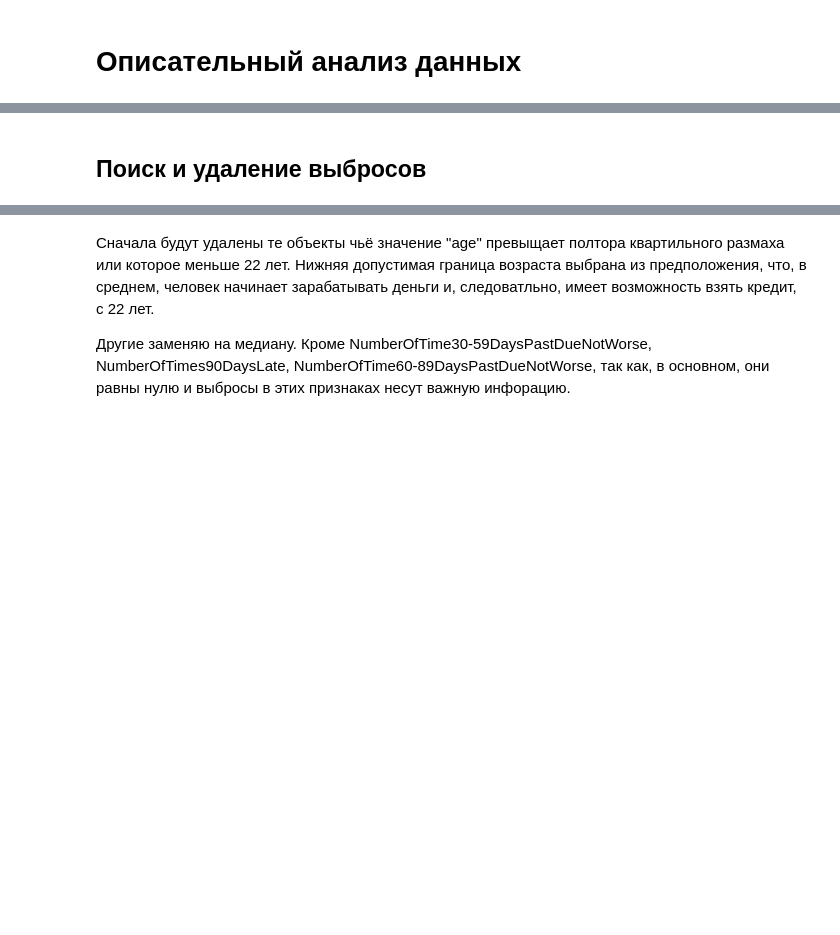
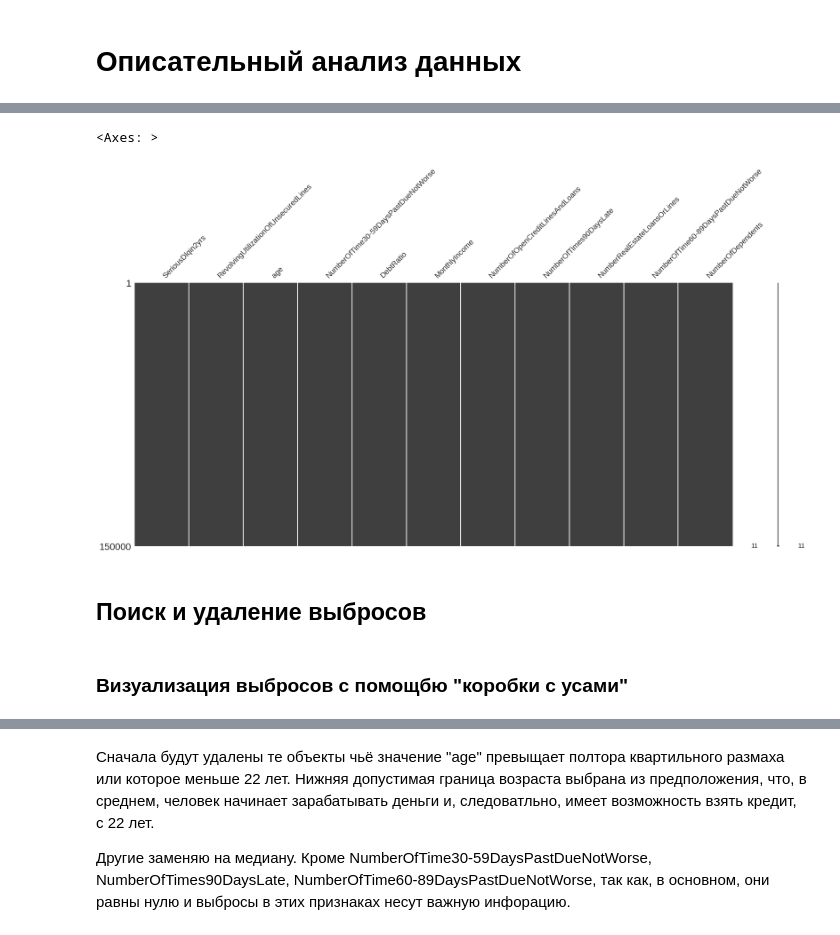
Before and after one commit to l00fi/bayes_optimization, a Jupyter notebook: main.ipynb, the cells around one changed output, grey strips where cells are left out. Drawn from its saved outputs; the diff is of its cells as text; code cells hidden in the pictures; blank space fills up the shorter version.

```diff
--- a/main.ipynb
+++ b/main.ipynb
@@ -132,5 +170,13 @@ data["NumberOfDependents"] = data["NumberOfDependents"].interpolate()
+# %%
+import missingno as msno
+msno.matrix(data)
+# %% [output]
+<Axes: >
+[figure, added]
 # %% [markdown]
 ## Поиск и удаление выбросов
+# %% [markdown]
+### Визуализация выбросов с помощбю "коробки с усами"
 # %%
 for col in data.columns:
     plt.subplots(1, 1)
```
Also changed, not shown: parts of 18 cells of this notebook.
